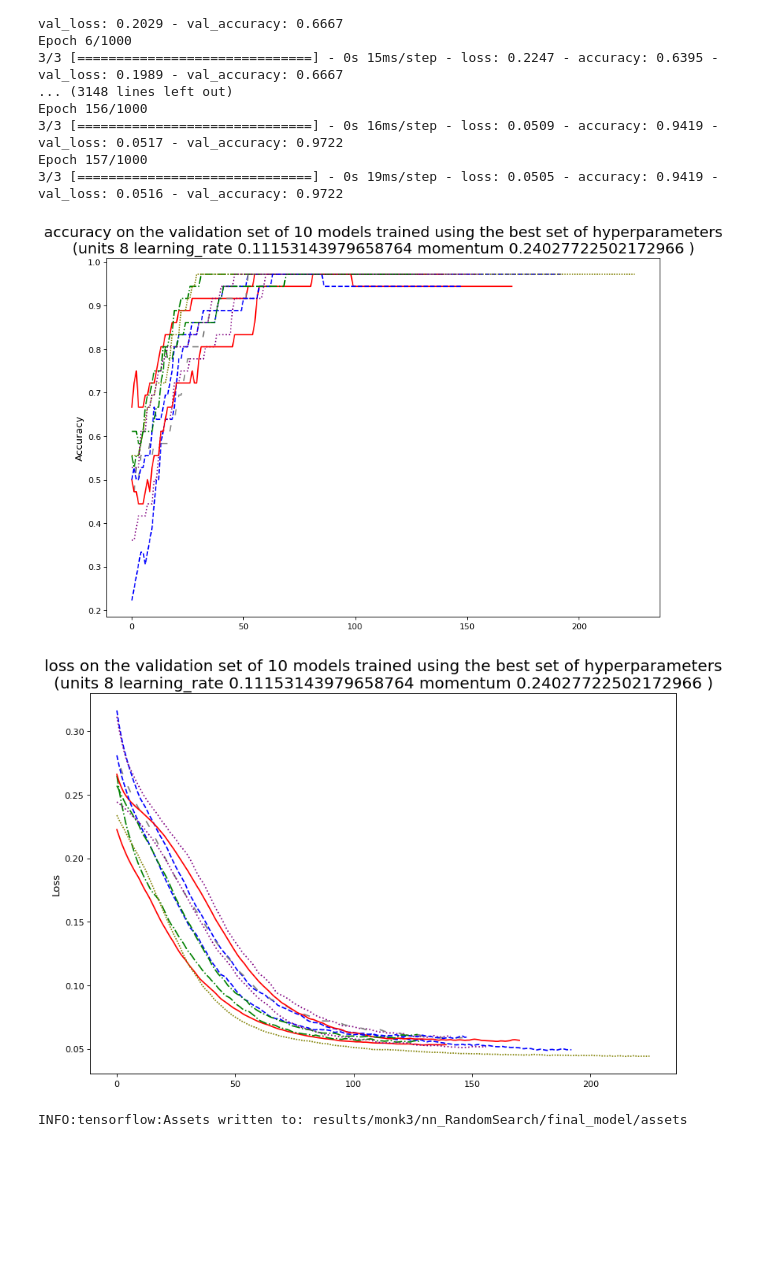
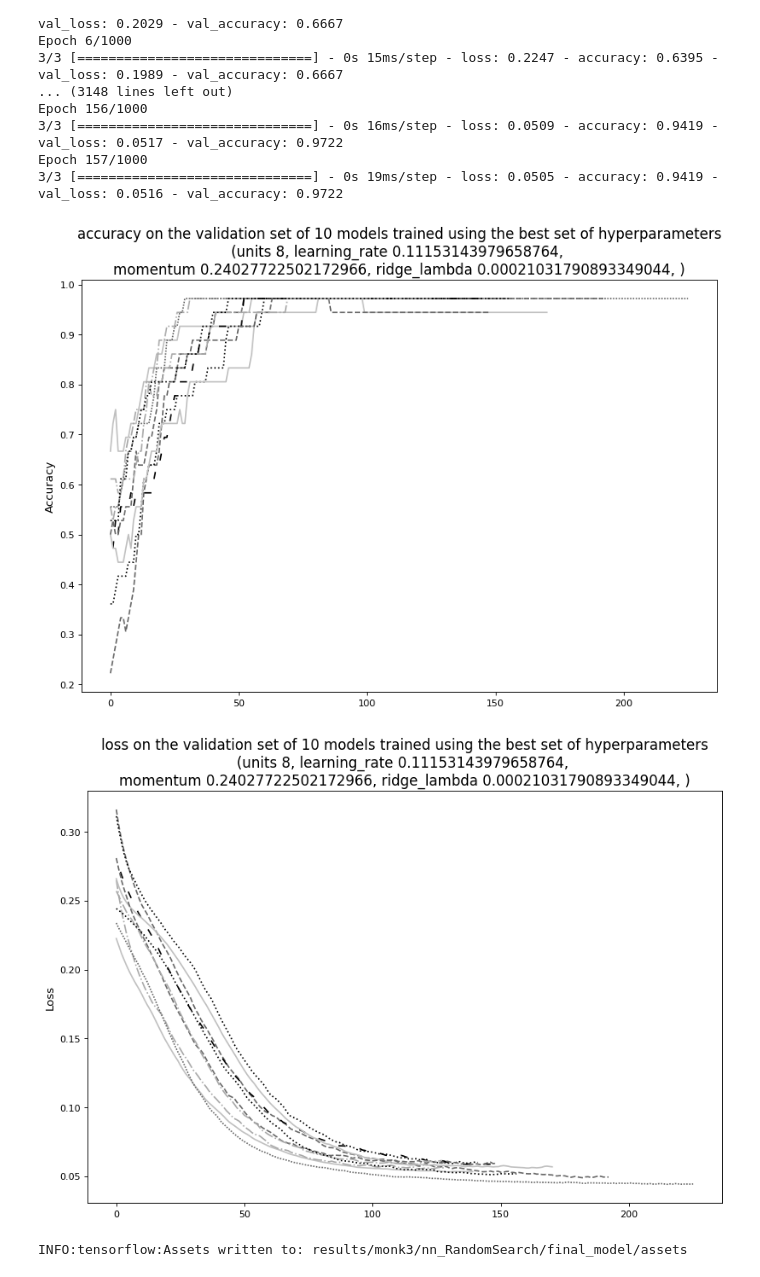
Before and after one commit to CarloTosoni99/ML_prj, a Jupyter notebook: keras_RandomSearch.ipynb, the cells around one changed output. Saved outputs shown, nothing was run; the diff lists cells and outputs as text; code cells hidden in the pictures; blank space fills up the shorter version.

Commit message:
random search's plots updated

```diff
--- a/keras_RandomSearch.ipynb
+++ b/keras_RandomSearch.ipynb
@@ -270,9 +270,9 @@ labels = [None]*n_hp
 for i in range(n_hp):
     labels[i] = ""
     for h_param in ["units", "learning_rate", "momentum"]:
-        labels[i] += h_param + " " + str(best_hp[i].get(h_param)) + " "
+        labels[i] += h_param + " " + str(best_hp[i].get(h_param)) + ", "
 
-colours = ["red", "blue", "green", "purple", "olive", "grey"]
+colours = ["dimgrey", "black", "darkgray", "black", "silver", "black"]
 linestyles = ["solid", "dashed", "dashdot", "dotted", (0, (1,1)), (5, (5, 10))]
 
 plt.figure(figsize=(12, 8), dpi=80)
@@ -285,7 +285,7 @@ plt.title(
     " best sets of hyperparameters", size=18
 )
 plt.ylabel("Accuracy", size=12)
-plt.legend(labels, prop={'size': 15})
+plt.legend(labels, prop={'size': 13})
 plt.savefig("./plots/monk1/nn_RandomSearch/ms_accuracy.png")
 plt.show()
 # %% [output]
@@ -551,9 +551,9 @@ labels2 = [None]*n_hp2
 for i in range(n_hp2):
     labels2[i] = ""
     for h_param in ["units", "learning_rate", "momentum"]:
-        labels2[i] += h_param + " " + str(best_hp2[i].get(h_param)) + " "
+        labels2[i] += h_param + " " + str(best_hp2[i].get(h_param)) + ", "
 
-colours = ["red", "blue", "green", "purple", "olive", "grey"]
+colours = ["dimgrey", "black", "darkgray", "black", "silver", "black"]
 linestyles = ["solid", "dashed", "dashdot", "dotted", (0, (1,1)), (5, (5, 10))]
 
 plt.figure(figsize=(12, 8), dpi=80)
@@ -566,7 +566,7 @@ plt.title(
     " best sets of hyperparameters", size=18
 )
 plt.ylabel("Accuracy", size=12)
-plt.legend(labels2, prop={'size': 15})
+plt.legend(labels2, prop={'size': 13})
 plt.savefig("./plots/monk2/nn_RandomSearch/ms_accuracy.png")
 plt.show()
 # %% [output]
@@ -758,7 +758,7 @@ tuner3 = CrossValidationRandomSearch(
     hypermodel=build_model3,
     objective="val_accuracy",
     max_trials=30,
-    executions_per_trial=1,
+    executions_per_trial=2,
     overwrite=True,
     directory="results/monk3",
     project_name="nn_RandomSearch/par_hp",
@@ -886,7 +886,7 @@ tuner3 = CrossValidationRandomSearch(
     hypermodel=x,
     objective="val_accuracy",
     max_trials=30,
-    executions_per_trial=1,
+    executions_per_trial=2,
     overwrite=True,
     directory="results/monk3",
     project_name="nn_RandomSearch/par_hp",
@@ -1037,48 +1037,53 @@ Epoch 156/1000
 Epoch 157/1000
 3/3 [==============================] - 0s 19ms/step - loss: 0.0505 - accuracy: 0.9419 - val_loss: 0.0516 - val_accuracy: 0.9722
 # %%
+total_hp = 4
 labels3 = [None]
 labels3 = ""
-for h_param in ["units", "learning_rate", "momentum"]:
-    labels3 += h_param + " " + str(best_hp3[0].get(h_param)) + " "
+count = 1
+for h_param in ["units", "learning_rate", "momentum", "ridge_lambda"]:
+    labels3 += h_param + " " + str(best_hp3[0].get(h_param)) + ", "
+    if(count % 2 == 0 and count != total_hp):
+        labels3 += "\n"
+    count += 1
 
 list_values = [None]*n_trials3
 
-colours = ["red", "blue", "green", "purple", "olive", "grey"]
+colours = ["silver", "dimgray", "darkgray", "black", "dimgrey", "black"]
 linestyles = ["solid", "dashed", "dashdot", "dotted", (0, (1,1)), (5, (5, 10))]
 
 for i in range(n_trials3):
     list_values[i] = hist3[i].history['val_accuracy']
 
 max_length = 0
 for i in range(n_trials3):
     if (max_length < len(list_values[i])):
         max_length = len(list_values[i])
 
 time_ep = list(range(max_length))
 
 plt.figure(figsize=(12, 8), dpi=80)
 
 for i in range(n_trials3):
     plt.plot(
         time_ep[0:len(list_values[i])], list_values[i],
         color=colours[i%len(colours)], linestyle=linestyles[i%len(linestyles)])
 
 plt.title(
     "accuracy on the validation set of " + str(n_trials3) +
     " models trained using the best set of hyperparameters\n("
-    + labels3 + ")", size=18
+    + labels3 + ")", size=15
 )
 
 plt.ylabel("Accuracy", size=12)
 plt.savefig("./plots/monk3/nn_RandomSearch/ms_accuracy.png")
 plt.show()
 # %% [output]
-[figure, old version]
+[figure, new version]
 # %%
 list_values2 = [None]*n_trials3
 
-colours = ["red", "blue", "green", "purple", "olive", "grey"]
+colours = ["silver", "dimgray", "darkgray", "black", "dimgrey", "black"]
 linestyles = ["solid", "dashed", "dashdot", "dotted", (0, (1,1)), (5, (5, 10))]
 
 for i in range(n_trials3):
@@ -1094,14 +1099,14 @@ for i in range(n_trials3):
 plt.title(
     "loss on the validation set of " + str(n_trials3) +
     " models trained using the best set of hyperparameters\n("
-    + labels3 + ")", size=18
+    + labels3 + ")", size=15
 )
 
 plt.ylabel("Loss", size=12)
 plt.savefig("./plots/monk3/nn_RandomSearch/ms_loss.png")
 plt.show()
 # %% [output]
-[figure, old version]
+[figure, new version]
 # %%
 final_values = [None]*n_trials3
 for i in range(n_trials3):
```
Also changed, not shown: parts of 4 cells of this notebook, 6 other files.
